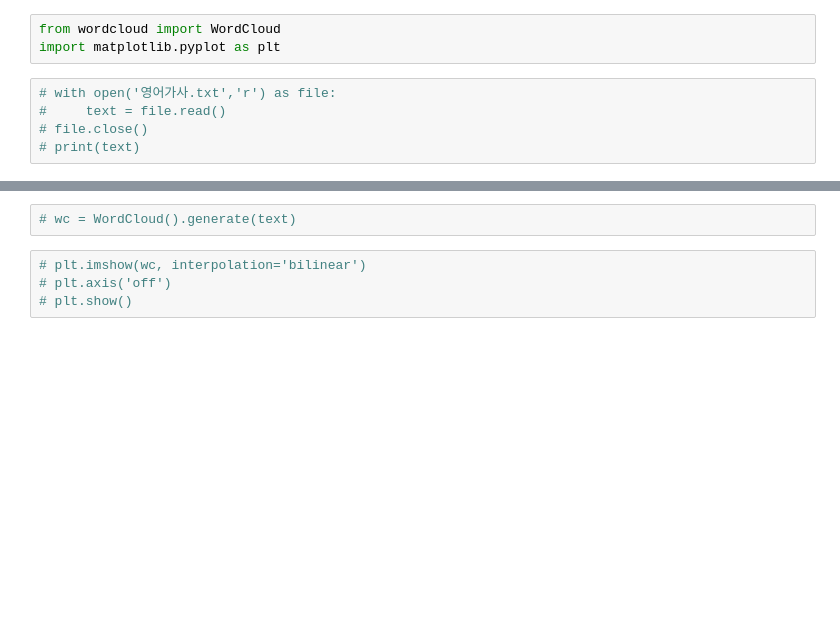
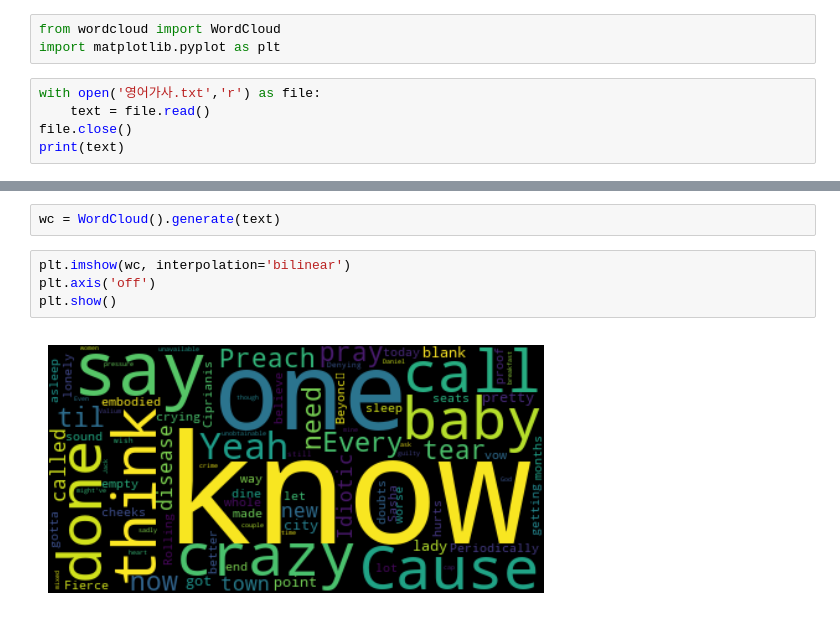
Before and after one commit to Annie-KMoon/pythonproject, a Jupyter notebook: 04.데이터시각화/PROJECT/04.워드클라우드/워드클라우드.ipynb, the cells around one changed output, grey strips where cells are left out. Cells and saved outputs as stored; diff of their text form; blank space fills up the shorter version.

```diff
--- a/04.데이터시각화/PROJECT/04.워드클라우드/워드클라우드.ipynb
+++ b/04.데이터시각화/PROJECT/04.워드클라우드/워드클라우드.ipynb
@@ -2,7 +2,7 @@
 from wordcloud import WordCloud
 import matplotlib.pyplot as plt
 # %%
-# with open('영어가사.txt','r') as file:
-#     text = file.read()
-# file.close()
-# print(text)
+with open('영어가사.txt','r') as file:
+    text = file.read()
+file.close()
+print(text)
@@ -9,7 +27,9 @@ import matplotlib.pyplot as plt
 # %%
-# wc = WordCloud().generate(text)
+wc = WordCloud().generate(text)
 # %%
-# plt.imshow(wc, interpolation='bilinear')
-# plt.axis('off')
-# plt.show()
+plt.imshow(wc, interpolation='bilinear')
+plt.axis('off')
+plt.show()
+# %% [output]
+[figure, added]
 # %%
```
Also changed, not shown: parts of 17 cells of this notebook, 16 other files.
